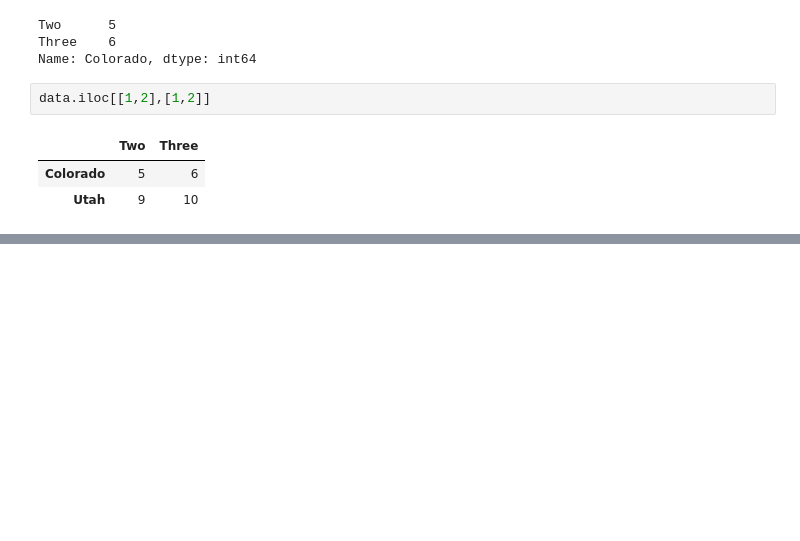
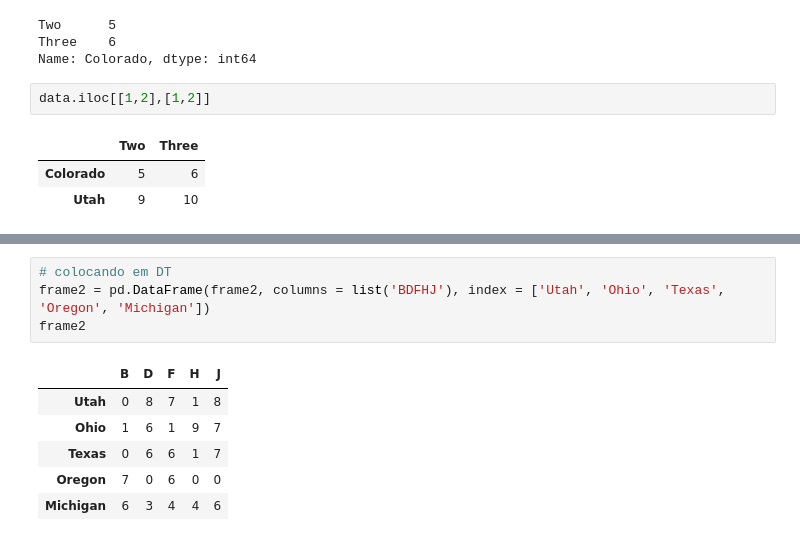
Before and after one commit to barcellfe/datascience_study, a Jupyter notebook: Aula_03_11_2020_Pandas_II.ipynb, the cells around one changed output, grey strips where cells are left out. Cells and saved outputs as stored; diff of their text form; blank space fills up the shorter version.

```diff
--- a/Aula_03_11_2020_Pandas_II.ipynb
+++ b/Aula_03_11_2020_Pandas_II.ipynb
@@ -230,0 +345,11 @@ data.iloc[[1,2],[1,2]]
+# %%
+# colocando em DT
+frame2 = pd.DataFrame(frame2, columns = list('BDFHJ'), index = ['Utah', 'Ohio', 'Texas', 'Oregon', 'Michigan'])
+frame2
+# %% [output]
+|  | B | D | F | H | J |
+| Utah | 0 | 8 | 7 | 1 | 8 |
+| Ohio | 1 | 6 | 1 | 9 | 7 |
+| Texas | 0 | 6 | 6 | 1 | 7 |
+| Oregon | 7 | 0 | 6 | 0 | 0 |
+| Michigan | 6 | 3 | 4 | 4 | 6 |
```
Also changed, not shown: parts of 15 cells of this notebook.
